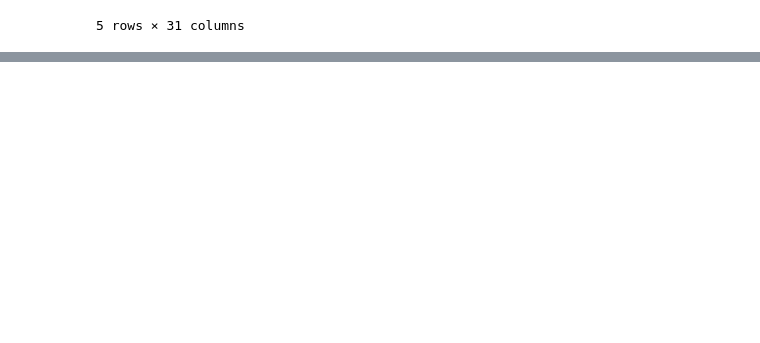
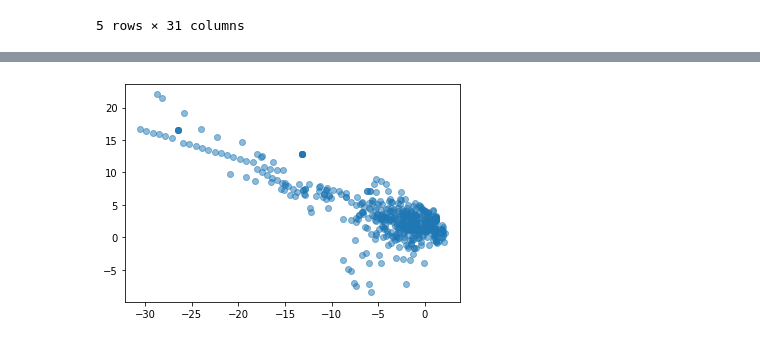
Before and after one commit to lschmiddey/deep_tabular_augmentation, a Jupyter notebook: deep_data_augmentation.ipynb, the cells around one changed output, grey strips where cells are left out. Drawn from its saved outputs; the diff is of its cells as text; code cells hidden in the pictures; blank space fills up the shorter version.

```diff
--- a/deep_data_augmentation.ipynb
+++ b/deep_data_augmentation.ipynb
@@ -111,0 +185,5 @@ print(df_fake.head())
+# %%
+plt.scatter(df[df['Class']==1]['V1'].values, df[df['Class']==1]['V2'].values, alpha=0.5)
+plt.show()
+# %% [output]
+[figure, added]
```
Also changed, not shown: parts of 49 cells of this notebook, 10 other files.
